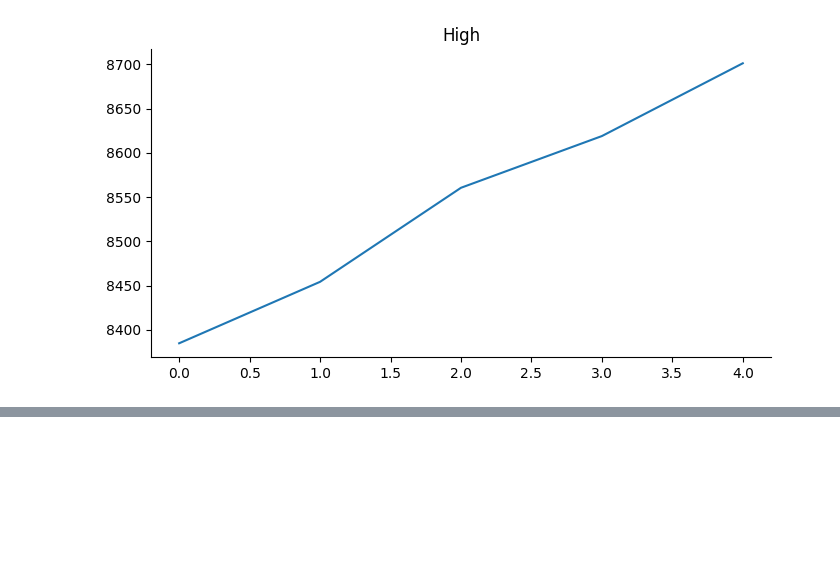
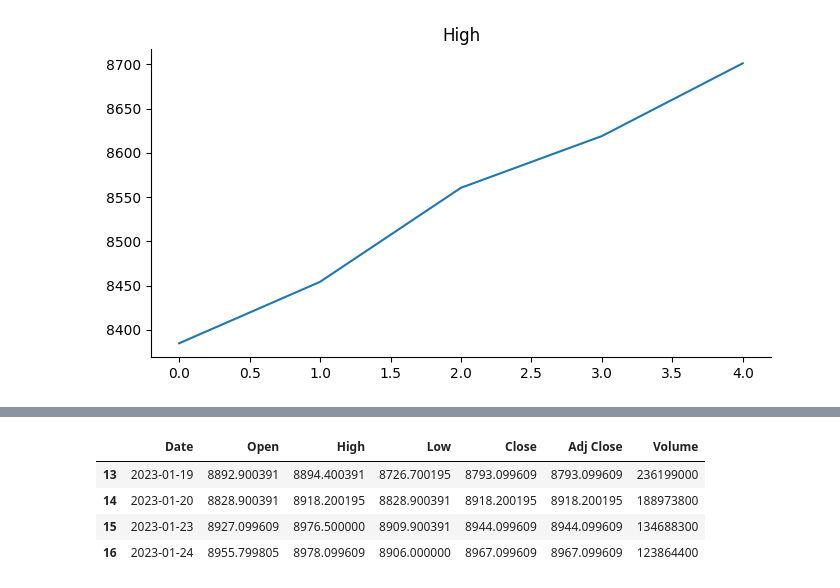
Before and after one commit to Manilab2309/ia-machine-learning, a Jupyter notebook: lab/NB_analyst_broker_operations.ipynb, the cells around one changed output, grey strips where cells are left out. Cells and saved outputs as stored; diff of their text form; code cells hidden in the pictures; blank space fills up the shorter version.

```diff
--- a/lab/NB_analyst_broker_operations.ipynb
+++ b/lab/NB_analyst_broker_operations.ipynb
@@ -127,0 +152,10 @@ plt.gca().spines[['top', 'right']].set_visible(False)
+# %%
+#get only range rows by index, in this example from 13 to 21
+segment_df = df[13:17]
+segment_df
+# %% [output]
+|  | Date | Open | High | Low | Close | Adj Close | Volume |
+| 13 | 2023-01-19 | 8892.900391 | 8894.400391 | 8726.700195 | 8793.099609 | 8793.099609 | 236199000 |
+| 14 | 2023-01-20 | 8828.900391 | 8918.200195 | 8828.900391 | 8918.200195 | 8918.200195 | 188973800 |
+| 15 | 2023-01-23 | 8927.099609 | 8976.500000 | 8909.900391 | 8944.099609 | 8944.099609 | 134688300 |
+| 16 | 2023-01-24 | 8955.799805 | 8978.099609 | 8906.000000 | 8967.099609 | 8967.099609 | 123864400 |
```
Also changed, not shown: parts of 9 cells of this notebook.
